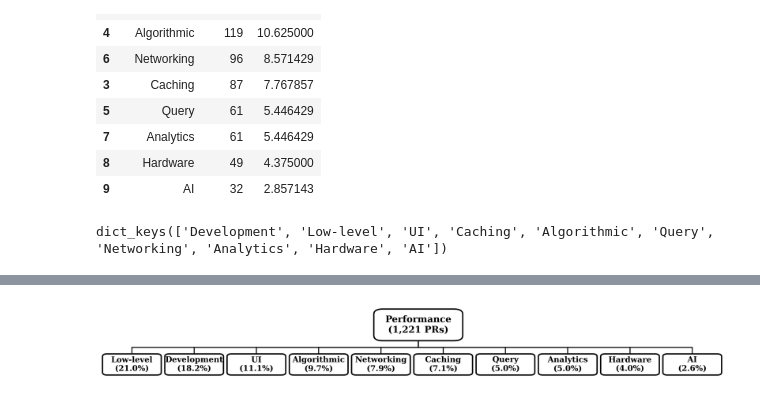
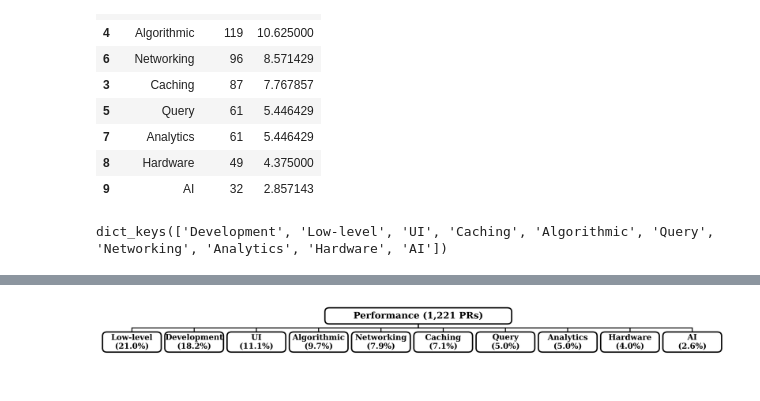
Before and after one commit to nahidul-opu/Analysis-of-Performance-Prs, a Jupyter notebook: RQ1.ipynb, the cells around one changed output, grey strips where cells are left out. Drawn from its saved outputs; the diff is of its cells as text; code cells hidden in the pictures.

```diff
--- a/RQ1.ipynb
+++ b/RQ1.ipynb
@@ -306,7 +306,7 @@ import numpy as np
 # =========================
 # FIGURE SETUP
 # =========================
-fig, ax = plt.subplots(figsize=(17, 2))
+fig, ax = plt.subplots(figsize=(17, 1.35))
 
 ax.axis('off')
 
@@ -316,10 +316,10 @@ ax.axis('off')
 total_prs = sum(categories.values()) + 101 # 101 outliers
 
 root_box = FancyBboxPatch(
-    (9.6, 1.2),
-    0.8,
-    0.4,
-    boxstyle="round,pad=0.1",
+    (9, 0.85),
+    2,
+    0.1,
+    boxstyle="round,pad=0.05",
     edgecolor='black',
     facecolor='white',
     linewidth=2
@@ -327,8 +327,8 @@ root_box = FancyBboxPatch(
 ax.add_patch(root_box)
 
 ax.text(
-    10, 1.4,
-    f'Performance\n({total_prs:,} PRs)',
+    10, .9,
+    f'Performance ({total_prs:,} PRs)',
     ha='center',
     va='center',
     fontsize=14,
@@ -343,7 +343,7 @@ n_categories = len(sorted_categories)
 
 # Layout for categories (arrange in one row)
 category_width = 0.56
-category_height = 0.3
+category_height = 0.15
 x_spacing = 0.7
 
 category_positions = {}
@@ -377,33 +377,32 @@ for idx, (category, count) in enumerate(sorted_categories):
         cat_x + category_width / 2,
         cat_y + category_height / 2,
         f'{category}\n({percentage:.1f}%)',
         ha='center',
         va='center',
         fontsize=12,
         fontweight='bold'
     )
 
     # Draw square connector from root to category
     root_center_x = 10
-    root_bottom_y = 1.1
+    root_bottom_y = 0.8
     cat_center_x = cat_x + category_width / 2
     cat_top_y = cat_y + category_height + 0.05
 
     # Vertical line down from root, then horizontal to category x, then vertical to category
     mid_y = (root_bottom_y + cat_top_y) / 2
 
     ax.plot([root_center_x, root_center_x], [root_bottom_y, mid_y], 'k-', linewidth=1.5)
     ax.plot([root_center_x, cat_center_x], [mid_y, mid_y], 'k-', linewidth=1.5)
     ax.plot([cat_center_x, cat_center_x], [mid_y, cat_top_y], 'k-', linewidth=1.5)
 
 # Set tight x limits to remove empty space
 min_x = start_x - 0.07
 max_x = start_x + (n_categories - 1) * x_spacing + category_width + 0.07
 ax.set_xlim(min_x, max_x)
-# ax.set_ylim(0, 2)
 
 # plt.tight_layout()
 plt.savefig("./Outputs/Figures/RQ1_Performance_PR_Tree.pdf", dpi=300, format='pdf', bbox_inches='tight')
 plt.show()
 # %% [output]
-[figure, old version]
+[figure, new version]
```
Also changed, not shown: parts of 3 cells of this notebook.
